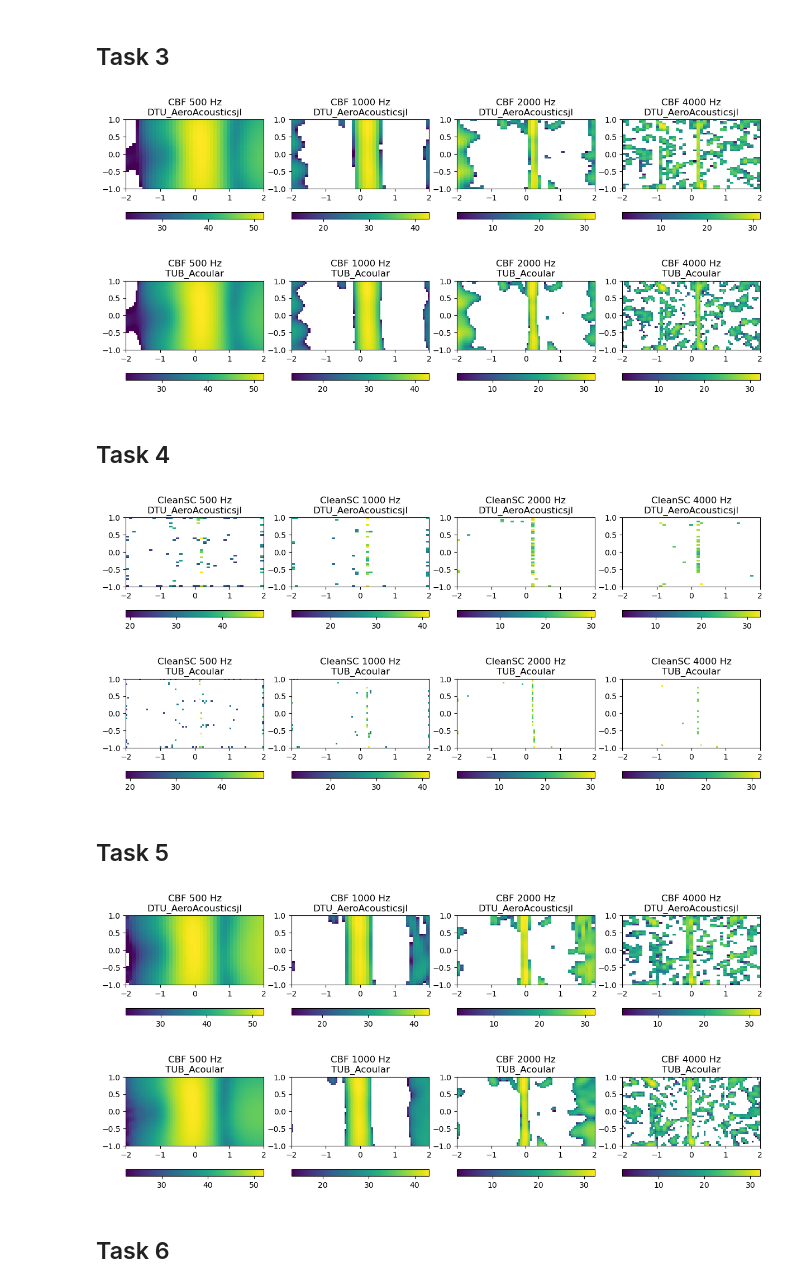
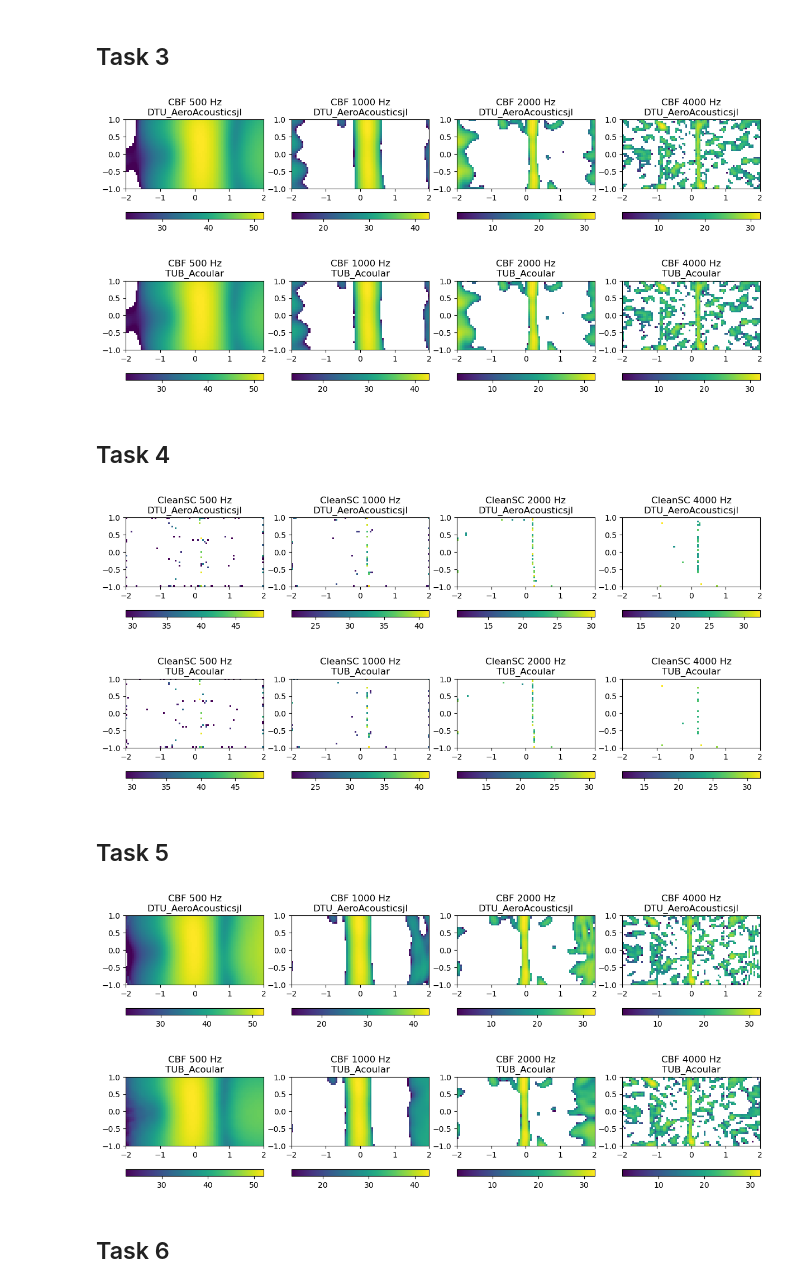
Before and after one commit to MicrophoneArrayBenchmarking/airfoil-in-kevlar-walled-windtunnel, a Jupyter notebook: Benchmark_results.ipynb, the cells around one changed output. Drawn from its saved outputs; the diff is of its cells as text; code cells hidden in the pictures.

```diff
--- a/Benchmark_results.ipynb
+++ b/Benchmark_results.ipynb
@@ -29,7 +27,7 @@ for i,p in enumerate(participants):
         for reim in ('real','imag'):
             h = read_csv_matrix(data / f'task1_{p}_CSM_{reim}_f_{f}.csv')
             im = axs[i,j].imshow(h)
-            fig.colorbar(im, ax=axs[i,j])
+            fig.colorbar(im, ax=axs[i,j],fraction=0.046, pad=0.04)
             axs[i,j].set_title( f'CSM {reim} {f} Hz\n{p}')
             j += 1
 plt.tight_layout()
@@ -45,7 +43,7 @@ for i,p in enumerate(participants):
     for f in (500,1000,2000,4000):
             h = 10*np.log10(read_csv_matrix(data / f'task2_{p}_PSF_f_{f}.csv'))
             im = axs[i,j].imshow(h.T, vmin=-30, extent=(-1,1,-1,1))
-            fig.colorbar(im, ax=axs[i,j])
+            fig.colorbar(im, ax=axs[i,j],fraction=0.046, pad=0.04)
             axs[i,j].set_title( f'PSF {f} Hz\n{p}')
             j += 1
 plt.tight_layout()
@@ -68,24 +66,24 @@ for i,p in enumerate(participants):
 plt.tight_layout()
 plt.show()
 # %% [output]
-[figure, old version]
+[figure, new version]
 # %% [markdown]
 ## Task 4
 # %%
 fig, axs = plt.subplots(len(participants), 4, figsize=(12,3*len(participants)))
 for i,p in enumerate(participants):
     j = 0
     for f in (500,1000,2000,4000):
             h = read_csv_matrix(data / f'task4_{p}_CleanSC_f_{f}.csv')
             hmax = np.nanmax(h)
-            im = axs[i,j].imshow(h.T, extent=(-2,2,-1,1), vmin=hmax-30)
+            im = axs[i,j].imshow(h.T, extent=(-2,2,-1,1), vmin=hmax-20)
             fig.colorbar(im, ax=axs[i,j], orientation='horizontal')
             axs[i,j].set_title( f'CleanSC {f} Hz\n{p}')
             j += 1
 plt.tight_layout()
 plt.show()
 # %% [output]
-[figure, old version]
+[figure, new version]
 # %% [markdown]
 ## Task 5
 # %%
@@ -102,7 +100,7 @@ for i,p in enumerate(participants):
 plt.tight_layout()
 plt.show()
 # %% [output]
-[figure, old version]
+[figure, new version]
 # %% [markdown]
 ## Task 6
 # %%
```
Also changed, not shown: parts of 6 cells of this notebook, 24 other files.
